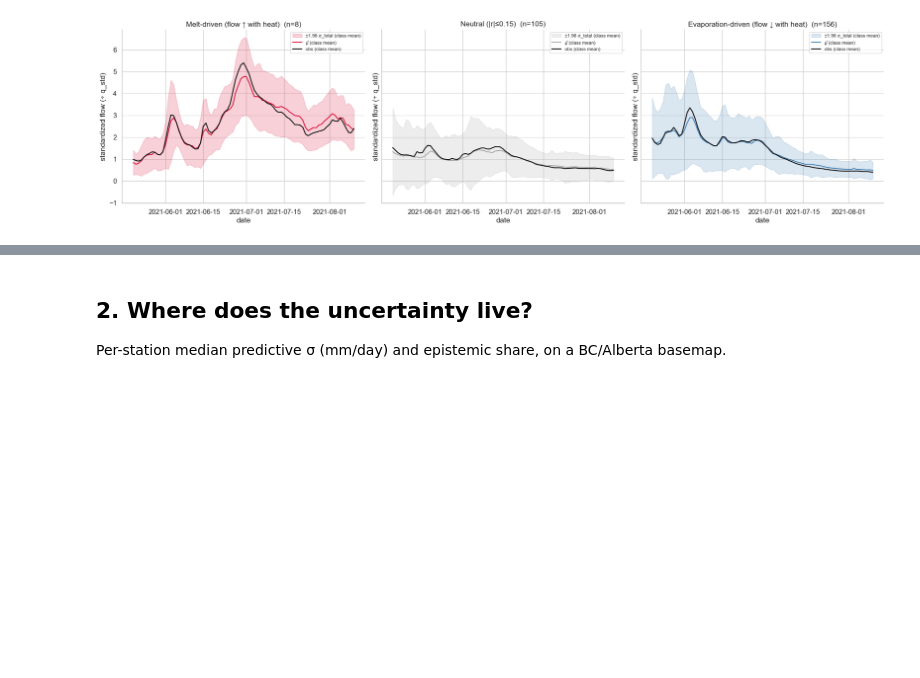
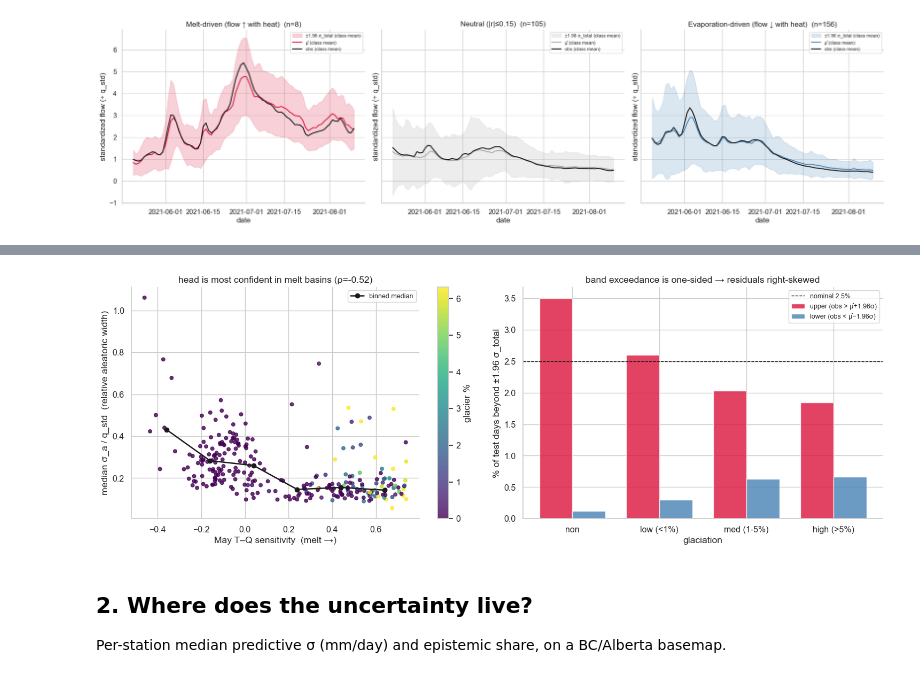
Before and after one commit to TWilson05/EA-LSTM-Streamflow, a Jupyter notebook: notebooks/EXP6_MVE_Calibration.ipynb, the cells around one changed output, grey strips where cells are left out. Saved outputs shown, nothing was run; the diff lists cells and outputs as text; code cells hidden in the pictures; blank space fills up the shorter version.

```diff
--- a/notebooks/EXP6_MVE_Calibration.ipynb
+++ b/notebooks/EXP6_MVE_Calibration.ipynb
@@ -127,3 +209,40 @@ melt-driven (T-Q r>+0.15): n=8 (median glacier 10.2%) | neutral (|r|<=0.15): n=1
+# %%
+# Cell: connect the T–Q regime to the variance model (reuses rM/GLAC/test from above)
+qstd = pd.read_csv(RESULTS/"q_std.csv")["q_std"].to_numpy()
+rMay = rM["May"]                                           # May melt sensitivity from the previous cell
+saStd = np.full(len(stations), np.nan)                     # per-basin relative aleatoric width on test cells
+for j in range(len(stations)):
+    m = test[:, j]
+    if m.sum() > 30: saStd[j] = np.median(sig_a[m, j]) / qstd[j]
+Z = 1.96
+up = y > (mu + Z*sig_tot)                                  # obs above upper band (high-flow underprediction)
+lo = y < (mu - Z*sig_tot)                                  # obs below lower band
+
+fig, ax = plt.subplots(1, 2, figsize=(15, 5.4))
+# (A) aleatoric width vs melt sensitivity — head narrows exactly where heat drives flow up
+sc = ax[0].scatter(rMay, saStd, c=gp, cmap="viridis", s=22, alpha=.8, vmax=np.nanpercentile(gp, 95))
+bins = np.linspace(np.nanmin(rMay), np.nanmax(rMay), 7); ctr = .5*(bins[1:]+bins[:-1])
+med = [np.nanmedian(saStd[(rMay >= bins[k]) & (rMay < bins[k+1])]) for k in range(len(bins)-1)]
+ax[0].plot(ctr, med, "-o", color="k", lw=1.8, label="binned median")
+m = np.isfinite(rMay) & np.isfinite(saStd); rho = spearmanr(rMay[m], saStd[m]).statistic
+plt.colorbar(sc, ax=ax[0], label="glacier %")
+ax[0].set(title=f"head is most confident in melt basins (ρ={rho:+.2f})",
+          xlabel="May T–Q sensitivity  (melt →)", ylabel="median σ_a / q_std  (relative aleatoric width)")
+ax[0].legend(fontsize=9)
+# (B) band exceedance is one-sided -> residuals right-skewed -> case for a skew-aware tail
+x = np.arange(len(GORDER)); w = .38
+u = [100*up[test & (GLAC == c)[None, :]].mean() for c in GORDER]
+l = [100*lo[test & (GLAC == c)[None, :]].mean() for c in GORDER]
+ax[1].bar(x-w/2, u, w, color="crimson", alpha=.8, label="upper (obs > μ̂+1.96σ)")
+ax[1].bar(x+w/2, l, w, color="steelblue", alpha=.8, label="lower (obs < μ̂−1.96σ)")
+ax[1].axhline(2.5, color="k", ls="--", lw=1, label="nominal 2.5%")
+ax[1].set_xticks(x); ax[1].set_xticklabels(GORDER)
+ax[1].set(title="band exceedance is one-sided → residuals right-skewed",
+          ylabel="% of test days beyond ±1.96 σ_total", xlabel="glaciation")
+ax[1].legend(fontsize=9)
+sns.despine(fig); plt.tight_layout(); plt.show()
+# %% [output]
+[figure, added]
 # %% [markdown]
 ## 2. Where does the uncertainty live?
 Per-station median predictive σ (mm/day) and epistemic share, on a BC/Alberta basemap.
```
Also changed, not shown: parts of 5 cells of this notebook.
